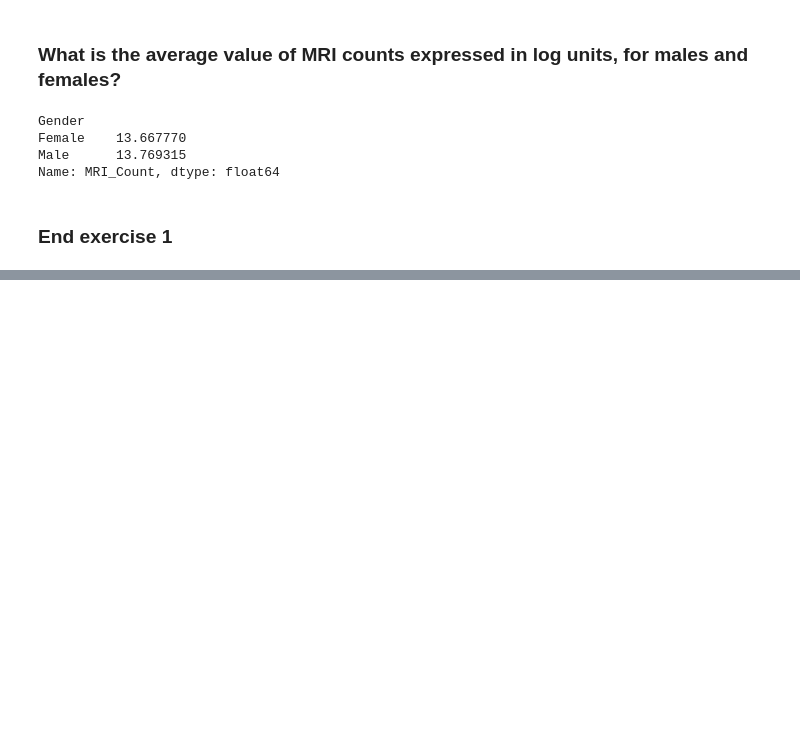
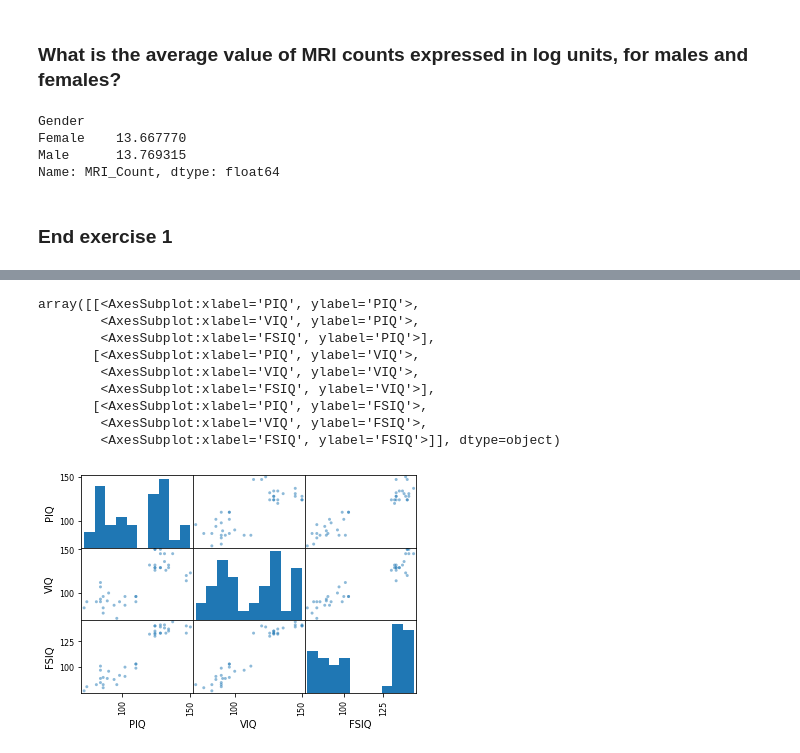
Before and after one commit to mattmcfa171/python_stats, a Jupyter notebook: python_stats_tutorial.ipynb, the cells around one changed output, grey strips where cells are left out. Saved outputs shown, nothing was run; the diff lists cells and outputs as text; code cells hidden in the pictures; blank space fills up the shorter version.

```diff
--- a/python_stats_tutorial.ipynb
+++ b/python_stats_tutorial.ipynb
@@ -116,0 +132,13 @@ Name: MRI_Count, dtype: float64
+# %%
+plotting.scatter_matrix(data[['PIQ', 'VIQ', 'FSIQ']])
+# %% [output]
+array([[<AxesSubplot:xlabel='PIQ', ylabel='PIQ'>,
+        <AxesSubplot:xlabel='VIQ', ylabel='PIQ'>,
+        <AxesSubplot:xlabel='FSIQ', ylabel='PIQ'>],
+       [<AxesSubplot:xlabel='PIQ', ylabel='VIQ'>,
+        <AxesSubplot:xlabel='VIQ', ylabel='VIQ'>,
+        <AxesSubplot:xlabel='FSIQ', ylabel='VIQ'>],
+       [<AxesSubplot:xlabel='PIQ', ylabel='FSIQ'>,
+        <AxesSubplot:xlabel='VIQ', ylabel='FSIQ'>,
+        <AxesSubplot:xlabel='FSIQ', ylabel='FSIQ'>]], dtype=object)
+[figure, added]
```
Also changed, not shown: parts of 1 cell of this notebook.
